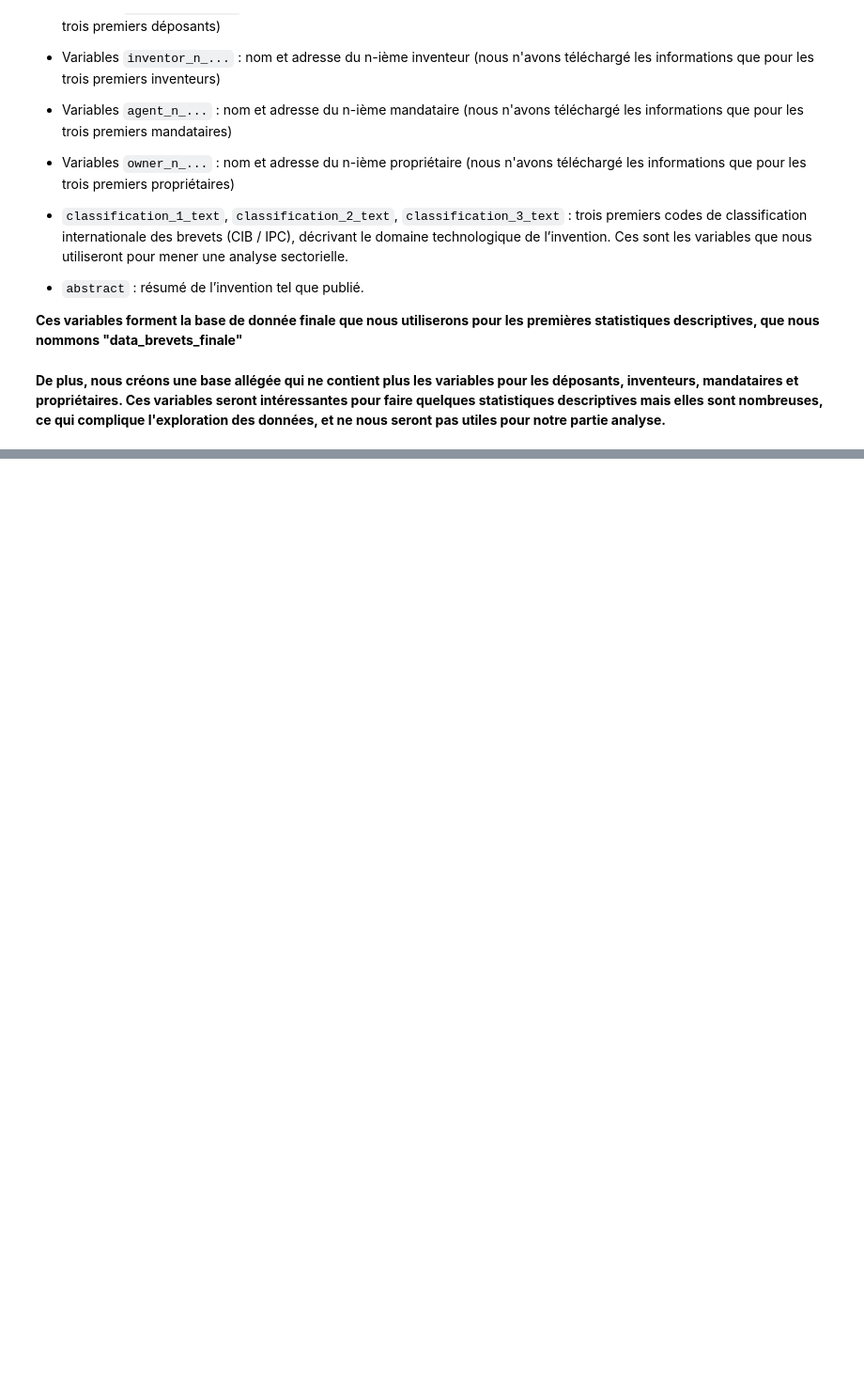
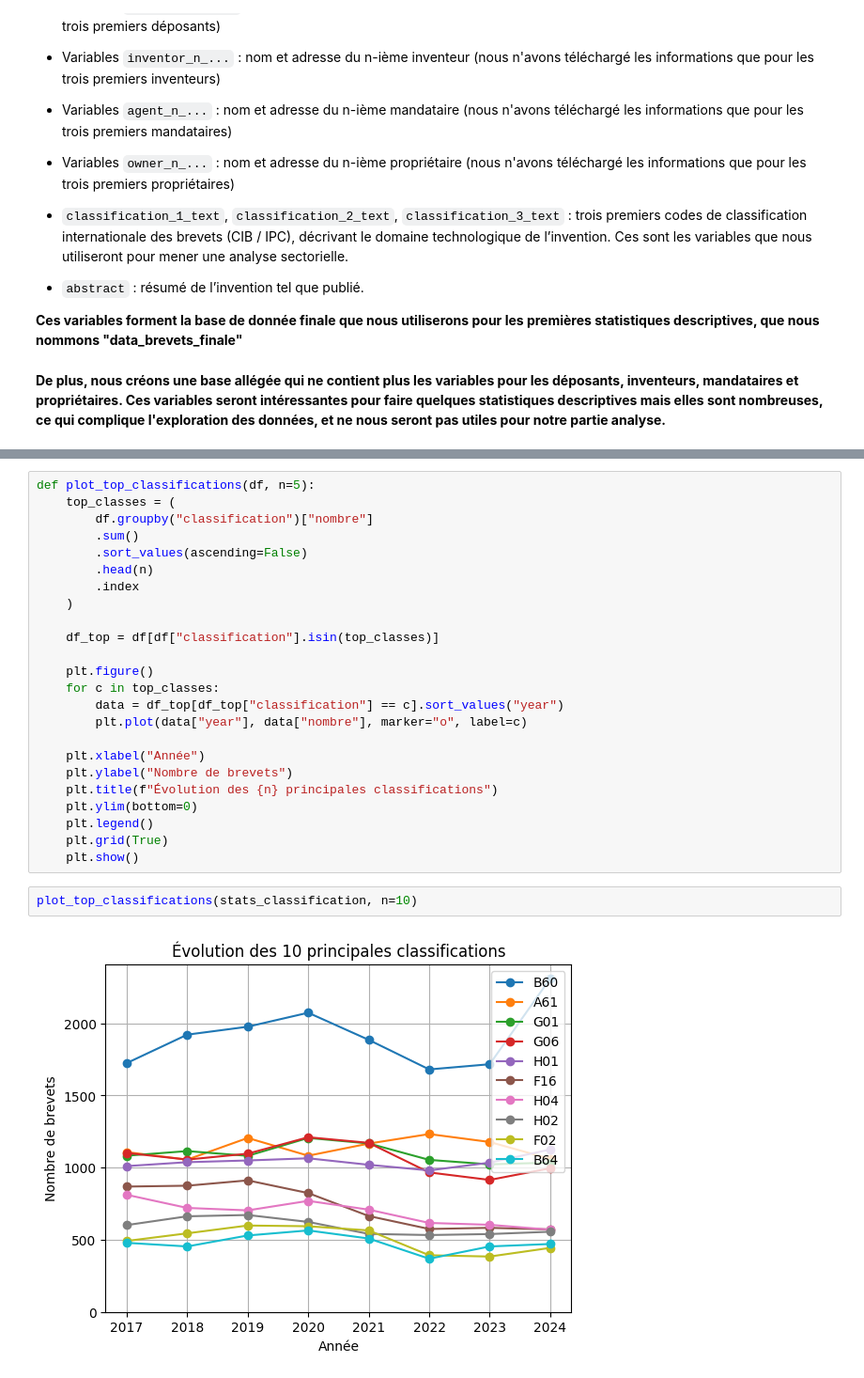
Before and after one commit to IrisLaf/Depots-de-brevets-et-marches-financiers, a Jupyter notebook: Cleaning_V2.ipynb, the cells around one changed output, grey strips where cells are left out. Shown at 94% size. Saved outputs shown, nothing was run; the diff lists cells and outputs as text; blank space fills up the shorter version.

```diff
--- a/Cleaning_V2.ipynb
+++ b/Cleaning_V2.ipynb
@@ -427,0 +504,28 @@ data_brevets_light.head(5)
+# %%
+def plot_top_classifications(df, n=5):
+    top_classes = (
+        df.groupby("classification")["nombre"]
+        .sum()
+        .sort_values(ascending=False)
+        .head(n)
+        .index
+    )
+
+    df_top = df[df["classification"].isin(top_classes)]
+
+    plt.figure()
+    for c in top_classes:
+        data = df_top[df_top["classification"] == c].sort_values("year")
+        plt.plot(data["year"], data["nombre"], marker="o", label=c)
+
+    plt.xlabel("Année")
+    plt.ylabel("Nombre de brevets")
+    plt.title(f"Évolution des {n} principales classifications")
+    plt.ylim(bottom=0)
+    plt.legend()
+    plt.grid(True)
+    plt.show()
+# %%
+plot_top_classifications(stats_classification, n=10)
+# %% [output]
+[figure, added]
```
Also changed, not shown: parts of 7 cells of this notebook.
